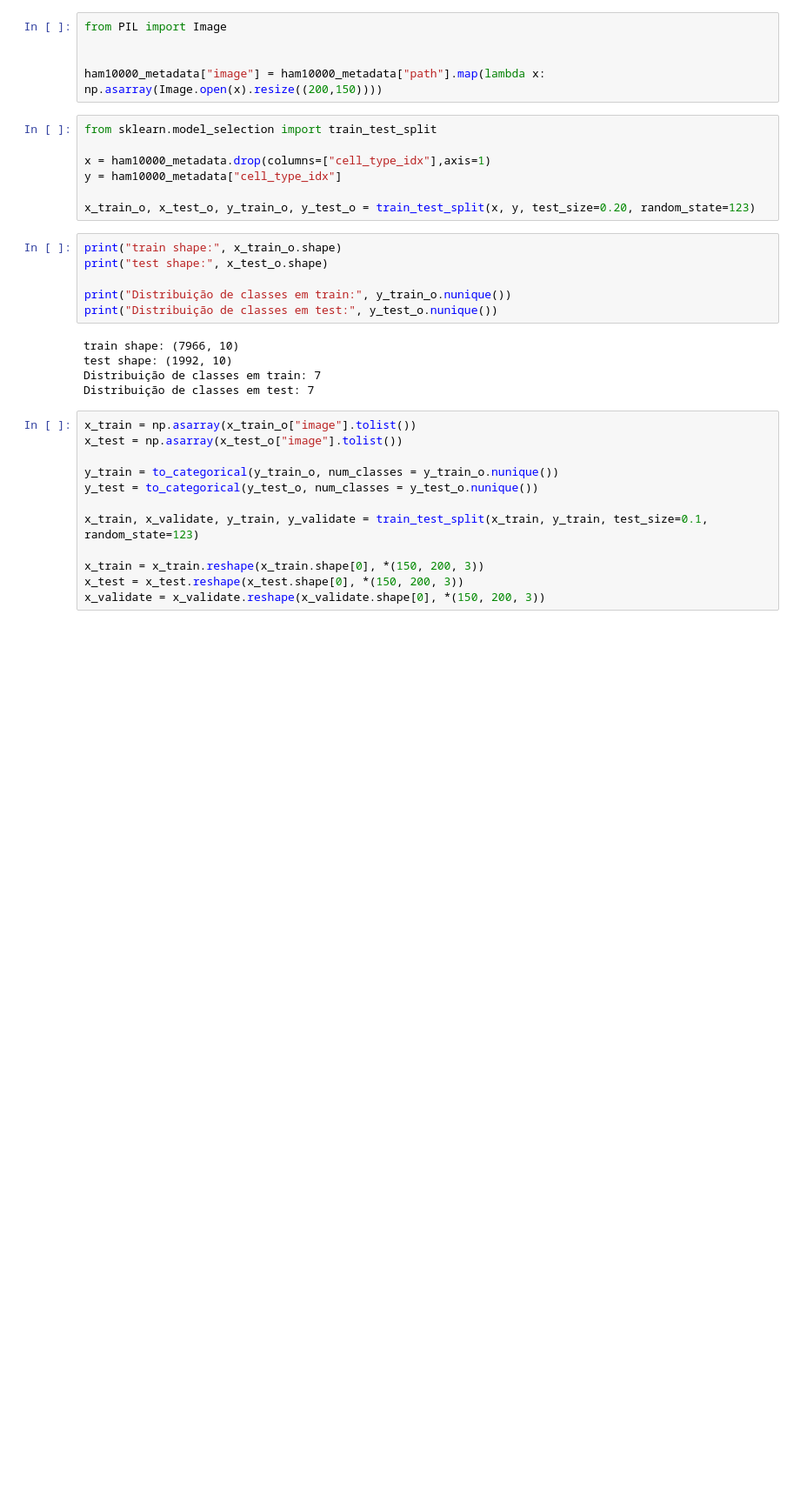
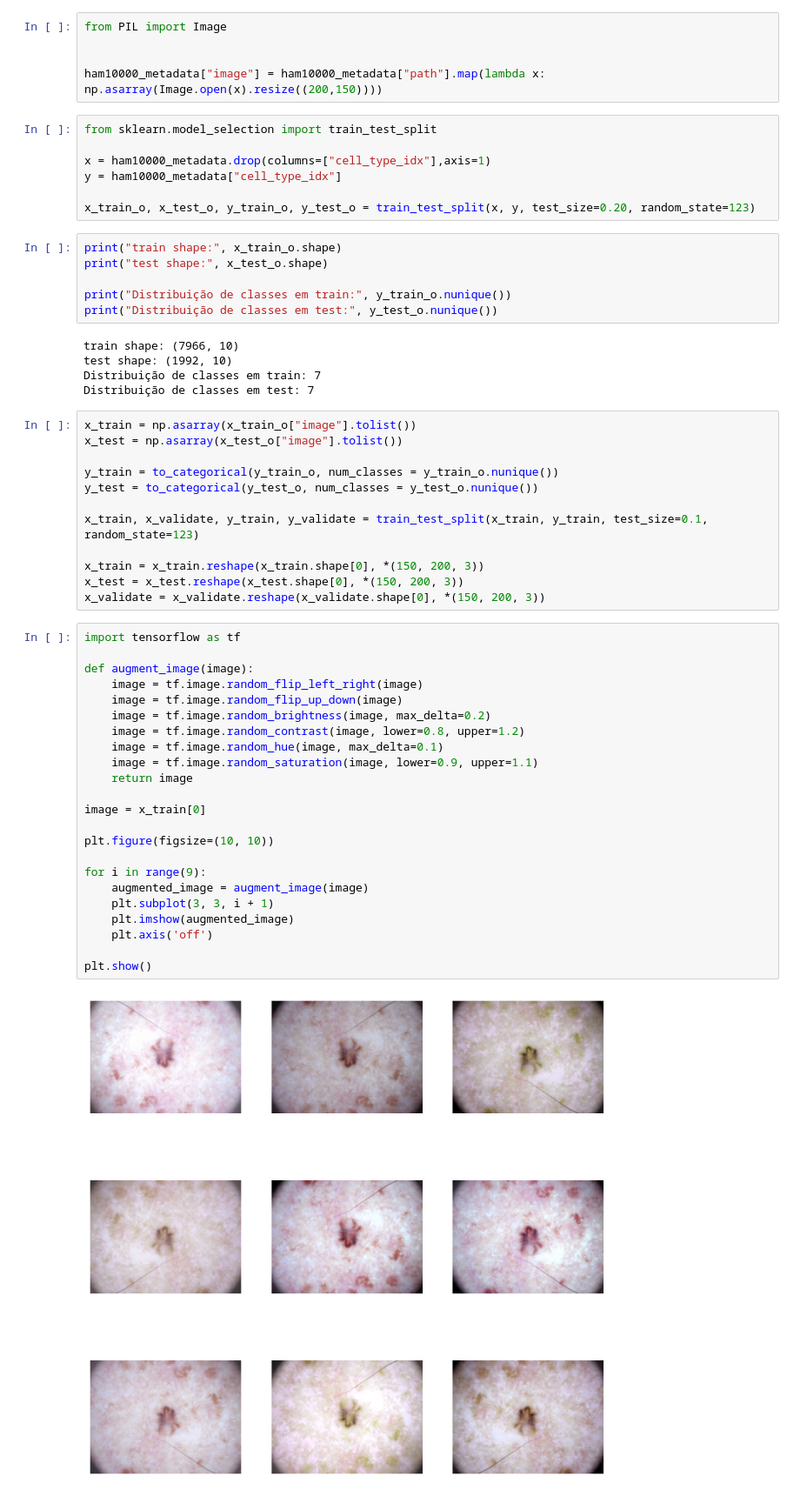
Before and after one commit to Grupinix/IA-HAM10000, a Jupyter notebook: ham_cnn.ipynb, the cells around one changed output. Shown at 87% size. Saved outputs shown, nothing was run; the diff lists cells and outputs as text; blank space fills up the shorter version.

```diff
--- a/ham_cnn.ipynb
+++ b/ham_cnn.ipynb
@@ -105,3 +111,28 @@ x_train, x_validate, y_train, y_validate = train_test_split(x_train, y_train, te
 x_train = x_train.reshape(x_train.shape[0], *(150, 200, 3))
 x_test = x_test.reshape(x_test.shape[0], *(150, 200, 3))
 x_validate = x_validate.reshape(x_validate.shape[0], *(150, 200, 3))
+# %%
+import tensorflow as tf
+
+def augment_image(image):
+    image = tf.image.random_flip_left_right(image)
+    image = tf.image.random_flip_up_down(image)
+    image = tf.image.random_brightness(image, max_delta=0.2)
+    image = tf.image.random_contrast(image, lower=0.8, upper=1.2)
+    image = tf.image.random_hue(image, max_delta=0.1)
+    image = tf.image.random_saturation(image, lower=0.9, upper=1.1)
+    return image
+
+image = x_train[0]
+
+plt.figure(figsize=(10, 10))
+
+for i in range(9):
+    augmented_image = augment_image(image)
+    plt.subplot(3, 3, i + 1)
+    plt.imshow(augmented_image)
+    plt.axis('off')
+
+plt.show()
+# %% [output]
+[figure, added]
```
Also changed, not shown: parts of 9 cells of this notebook, 3 other files.
